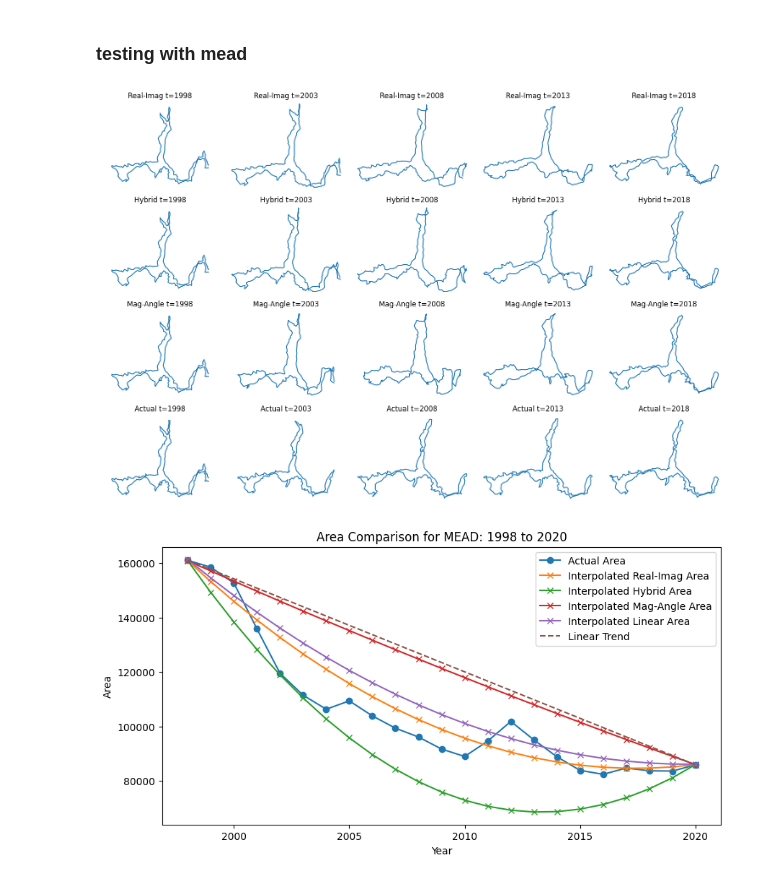
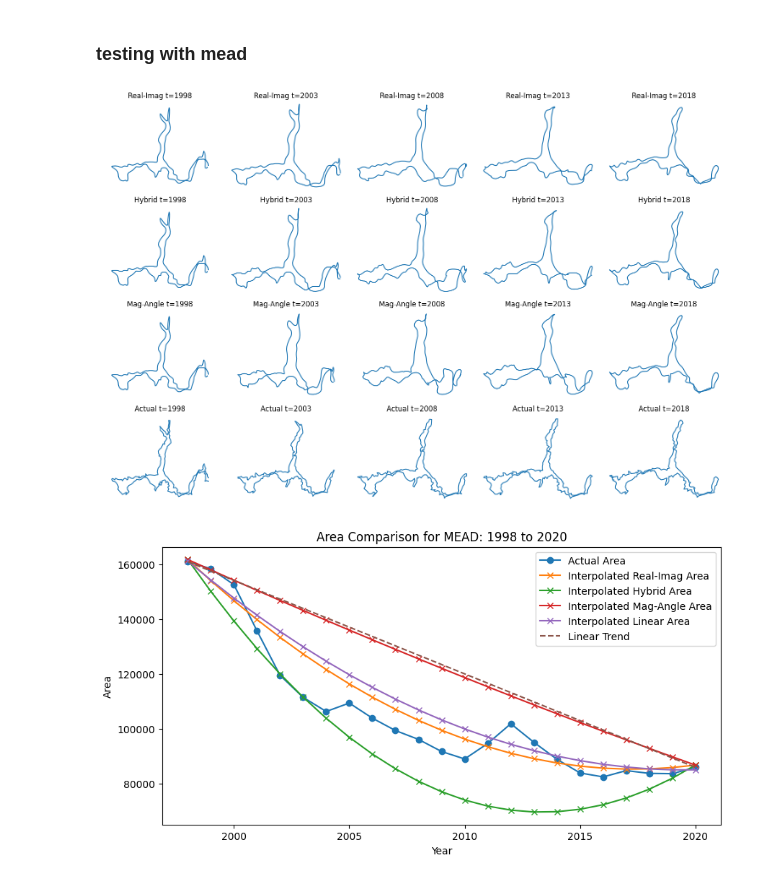
Before and after one commit to aprinawang/fourier-morph, a Jupyter notebook: morph_clean.ipynb, the cells around one changed output. Drawn from its saved outputs; the diff is of its cells as text; code cells hidden in the pictures.

```diff
--- a/morph_clean.ipynb
+++ b/morph_clean.ipynb
@@ -270,7 +300,7 @@ def validate_methods(struct, year1, year2, num_params=256, visualize=None):
   sampled_P2 = low_pass(P2, num_params)
 
   interp_real_imag = [reconstruct_shape(interpolate_fd_real_imag([sampled_P1, sampled_P2], [0, 1], t)) for t in t_vals]
-  interp_hybrid = [reconstruct_shape(interpolate_fd_hybrid([sampled_P1, sampled_P2], [0, 1], t, split_k=num_params//3)) for t in t_vals]
+  interp_hybrid = [reconstruct_shape(interpolate_fd_hybrid([sampled_P1, sampled_P2], [0, 1], t, split_k=num_params//2)) for t in t_vals]
   interp_mag_angle = [reconstruct_shape(interpolate_fd_magnitude_angle([sampled_P1, sampled_P2], [0, 1], t)) for t in t_vals]
   interp_linear = [interpolate_contours_linear(resampled_contour1, resampled_contour2, t) for t in t_vals]
   actual = [extract_contour(np.load(f"{struct}/{struct}_mask_{year}.npy")) for year in years]
@@ -347,7 +377,7 @@ validate_methods("SLC", 1996, 2020, num_params=200, visualize=4)
 # %% [markdown]
 ### testing with mead
 # %%
-validate_methods("MEAD", 1998, 2020, num_params=200, visualize=4)
+validate_methods("MEAD", 1998, 2020, num_params=100, visualize=4)
 # %% [output]
 [figure]
-[figure, old version]
+[figure, new version]
```
Also changed, not shown: parts of 4 cells of this notebook.
